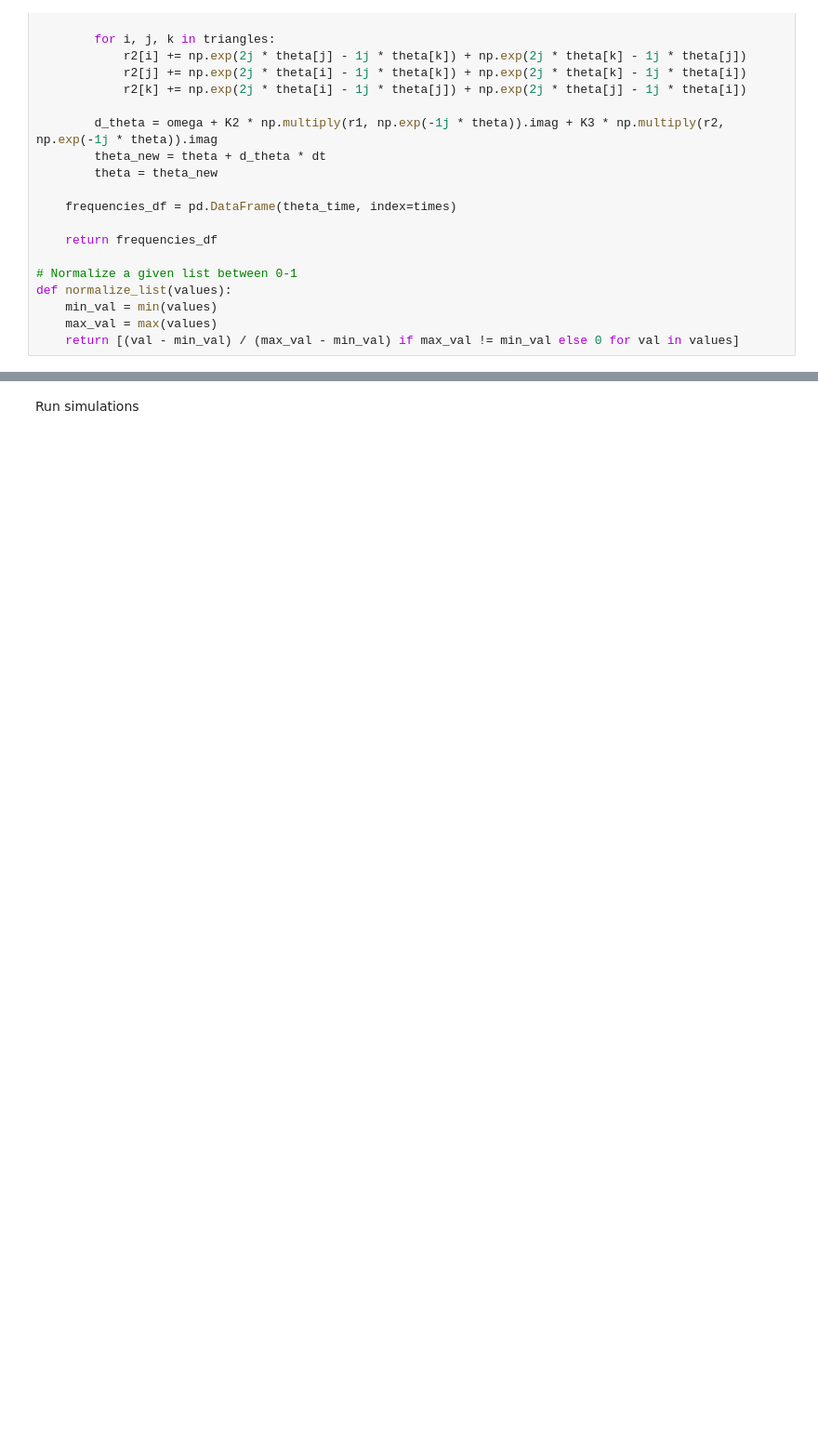
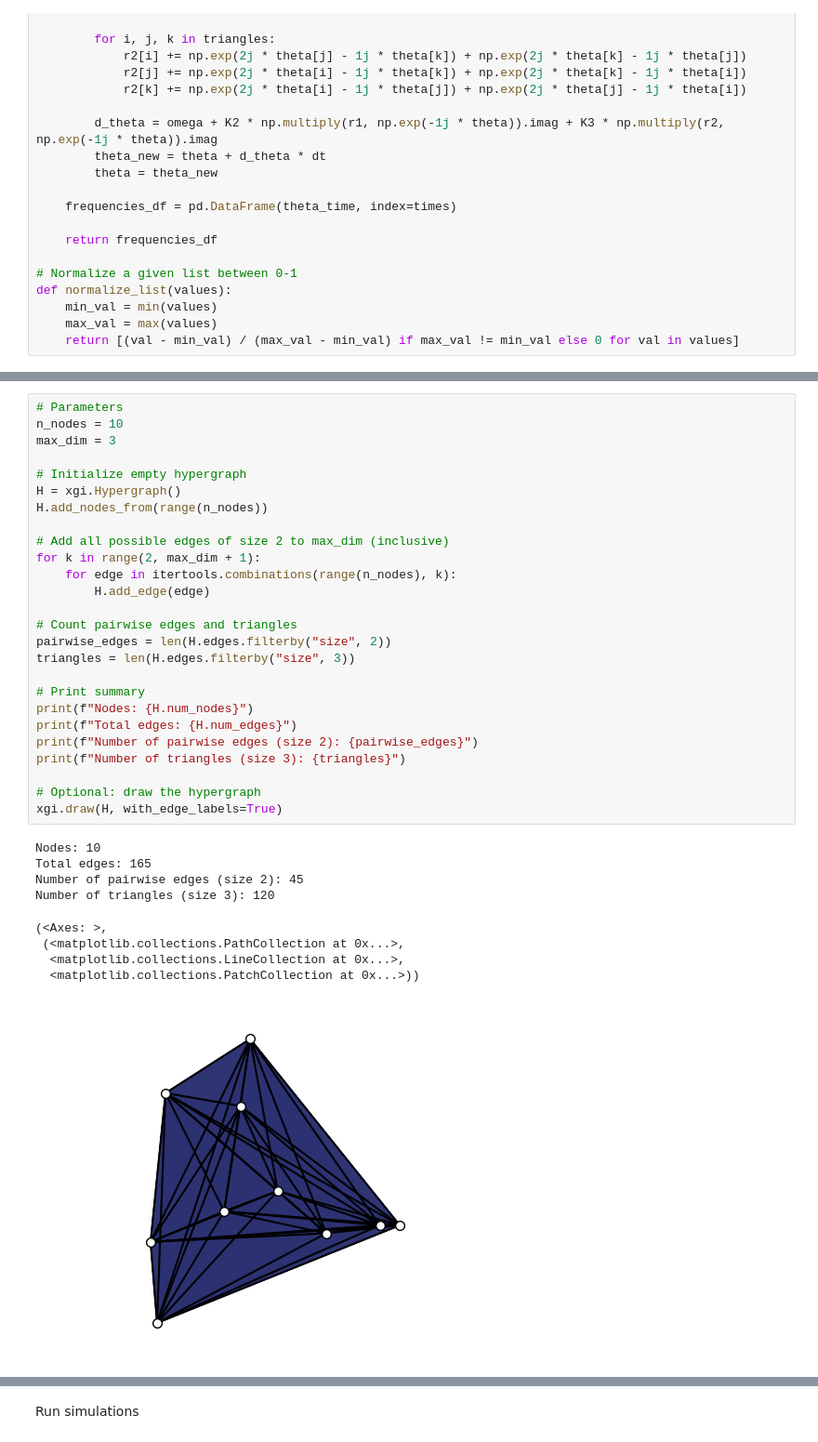
Before and after one commit to cyrilrommens/PhD_1, a Jupyter notebook: TSE_simulation.ipynb, the cells around one changed output, grey strips where cells are left out. Shown at 93% size. Cells and saved outputs as stored; diff of their text form; blank space fills up the shorter version.

```diff
--- a/TSE_simulation.ipynb
+++ b/TSE_simulation.ipynb
@@ -207,0 +259,36 @@ def normalize_list(values):
+# %%
+# Parameters
+n_nodes = 10
+max_dim = 3
+
+# Initialize empty hypergraph
+H = xgi.Hypergraph()
+H.add_nodes_from(range(n_nodes))
+
+# Add all possible edges of size 2 to max_dim (inclusive)
+for k in range(2, max_dim + 1):
+    for edge in itertools.combinations(range(n_nodes), k):
+        H.add_edge(edge)
+
+# Count pairwise edges and triangles
+pairwise_edges = len(H.edges.filterby("size", 2))
+triangles = len(H.edges.filterby("size", 3))
+
+# Print summary
+print(f"Nodes: {H.num_nodes}")
+print(f"Total edges: {H.num_edges}")
+print(f"Number of pairwise edges (size 2): {pairwise_edges}")
+print(f"Number of triangles (size 3): {triangles}")
+
+# Optional: draw the hypergraph
+xgi.draw(H, with_edge_labels=True)
+# %% [output]
+Nodes: 10
+Total edges: 165
+Number of pairwise edges (size 2): 45
+Number of triangles (size 3): 120
+(<Axes: >,
+ (<matplotlib.collections.PathCollection at 0x...>,
+  <matplotlib.collections.LineCollection at 0x...>,
+  <matplotlib.collections.PatchCollection at 0x...>))
+[figure, added]
```
Also changed, not shown: parts of 6 cells of this notebook, 12 other files.
